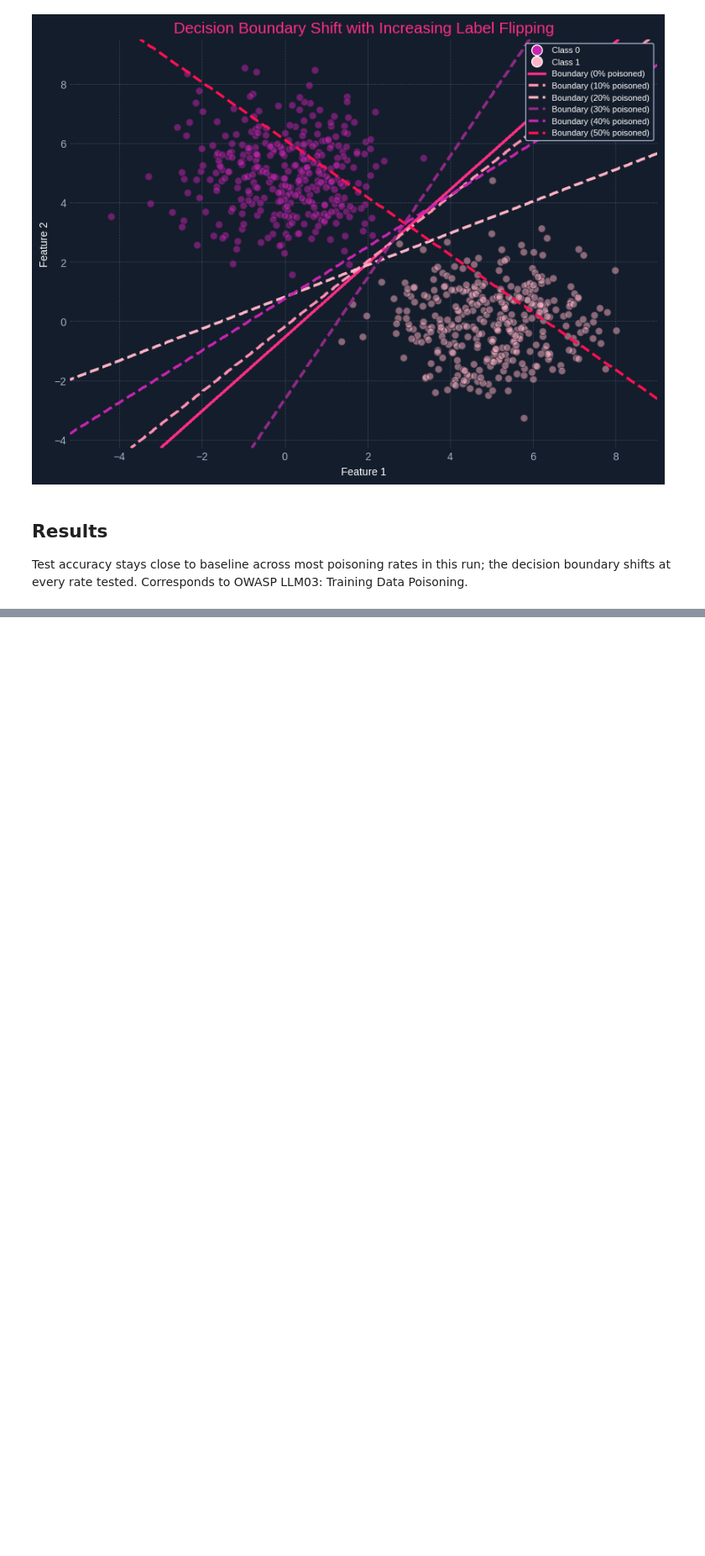
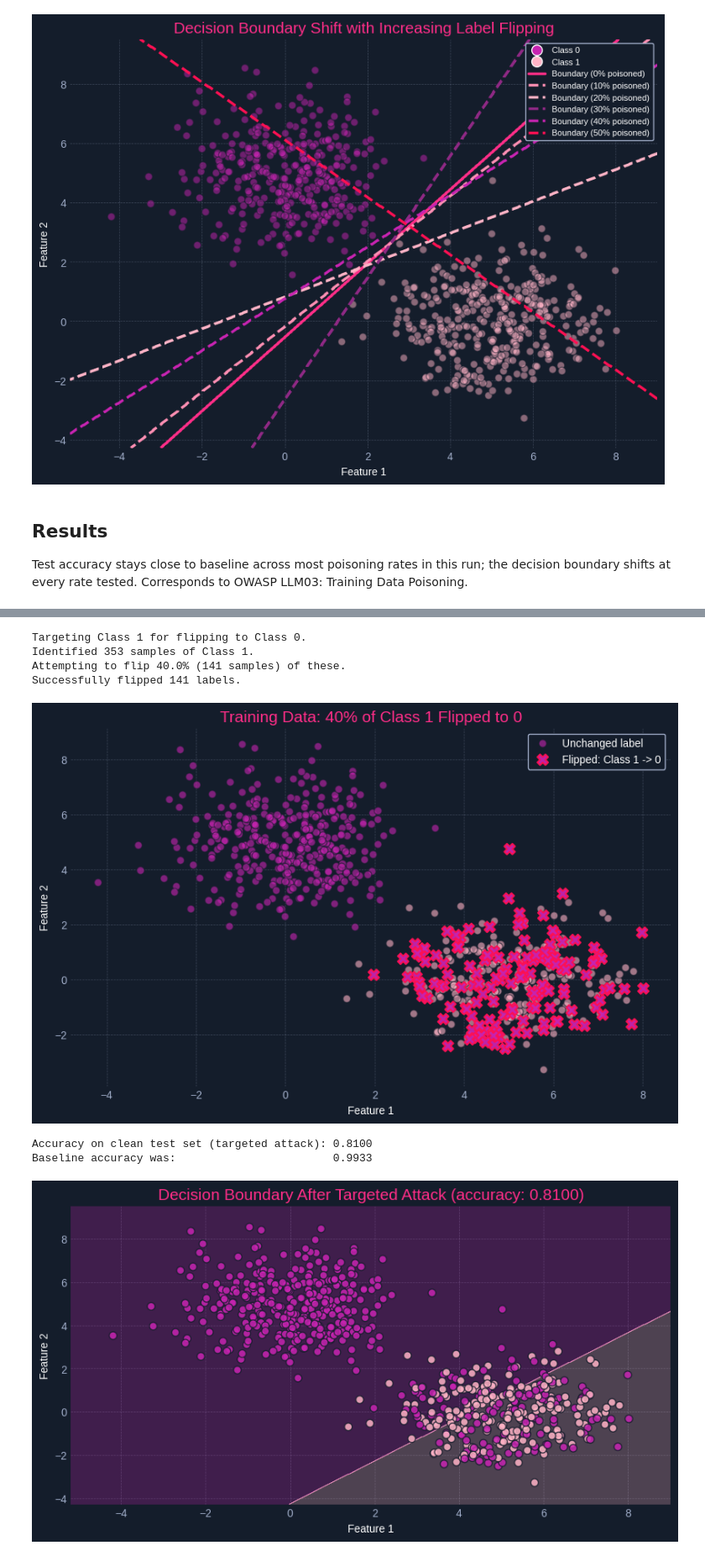
Before and after one commit to km3276/AI-RedTeam-Toolkit, a Jupyter notebook: LLM05-2026_Data_and_Model_Poisoning/Label_Flipping_Attack.ipynb, the cells around one changed output, grey strips where cells are left out. Shown at 84% size. Drawn from its saved outputs; the diff is of its cells as text; code cells hidden in the pictures; blank space fills up the shorter version.

```diff
--- a/LLM05-2026_Data_and_Model_Poisoning/Label_Flipping_Attack.ipynb
+++ b/LLM05-2026_Data_and_Model_Poisoning/Label_Flipping_Attack.ipynb
@@ -280,0 +324,55 @@ at every rate tested. Corresponds to OWASP LLM03: Training Data Poisoning.
+# %%
+def plot_targeted_poisoned_data(X, y_poisoned, flipped_indices, target_class, new_class, title):
+    plt.figure(figsize=(10, 6))
+    mask = np.ones(len(y_poisoned), dtype=bool)
+    mask[flipped_indices] = False
+
+    plt.scatter(X[mask, 0], X[mask, 1], c=y_poisoned[mask],
+                cmap=plt.cm.colors.ListedColormap([pink_class0, pink_class1]),
+                edgecolors=bg_dark, s=50, alpha=0.6, label="Unchanged label")
+    if len(flipped_indices) > 0:
+        plt.scatter(X[flipped_indices, 0], X[flipped_indices, 1], c=y_poisoned[flipped_indices],
+                    cmap=plt.cm.colors.ListedColormap([pink_class0, pink_class1]),
+                    edgecolors=pink_alert, linewidths=1.5, marker="X", s=100, alpha=0.95,
+                    label=f"Flipped: Class {target_class} -> {new_class}")
+
+    plt.title(title, fontsize=15, color=pink_primary)
+    plt.xlabel("Feature 1"); plt.ylabel("Feature 2")
+    plt.legend()
+    plt.grid(True, color=grid_grey, linestyle="--", linewidth=0.5, alpha=0.3)
+    plt.show()
+# %%
+poison_percentage_targeted = 0.40
+target_class_to_flip = 1     # Class 1 (positive)
+new_label_for_flipped = 0    # relabeled as Class 0 (negative)
+
+y_train_targeted_poisoned, targeted_flipped_indices = targeted_flip_labels(
+    y_train, poison_percentage_targeted, target_class_to_flip, new_label_for_flipped, seed=SEED,
+)
+
+plot_targeted_poisoned_data(
+    X_train, y_train_targeted_poisoned, targeted_flipped_indices,
+    target_class_to_flip, new_label_for_flipped,
+    title=f"Training Data: {poison_percentage_targeted*100:.0f}% of Class {target_class_to_flip} "
+          f"Flipped to {new_label_for_flipped}",
+)
+
+targeted_poisoned_model = LogisticRegression(random_state=SEED)
+targeted_poisoned_model.fit(X_train, y_train_targeted_poisoned)
+targeted_accuracy = accuracy_score(y_test, targeted_poisoned_model.predict(X_test))
+print(f"Accuracy on clean test set (targeted attack): {targeted_accuracy:.4f}")
+print(f"Baseline accuracy was:                        {baseline_accuracy:.4f}")
+
+plot_decision_boundary(
+    targeted_poisoned_model, X_train, y_train_targeted_poisoned,
+    title=f"Decision Boundary After Targeted Attack (accuracy: {targeted_accuracy:.4f})",
+)
+# %% [output]
+Targeting Class 1 for flipping to Class 0.
+Identified 353 samples of Class 1.
+Attempting to flip 40.0% (141 samples) of these.
+Successfully flipped 141 labels.
+[figure, added]
+Accuracy on clean test set (targeted attack): 0.8100
+Baseline accuracy was:                        0.9933
+[figure, added]
```
Also changed, not shown: parts of 3 cells of this notebook, 1 other file.
